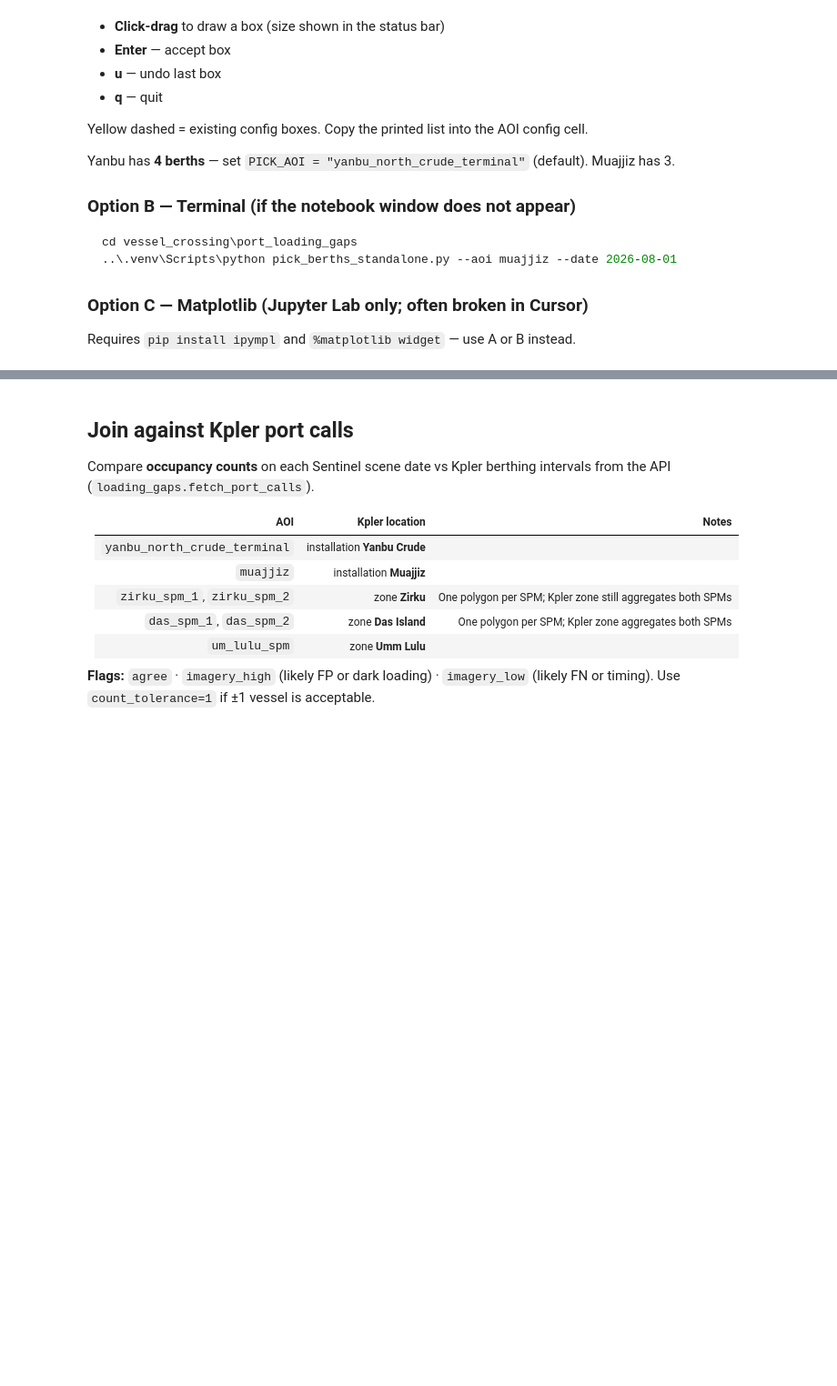
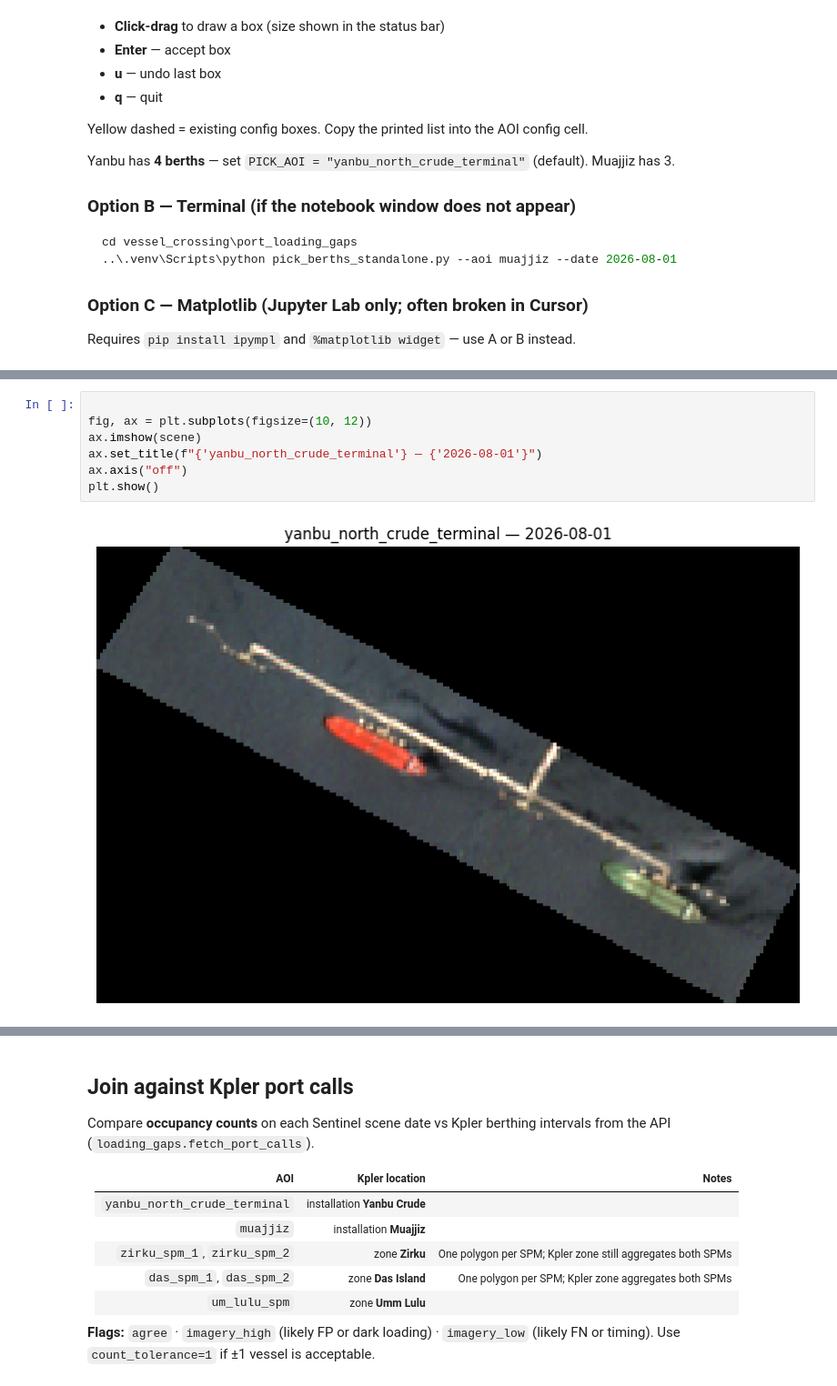
Before and after one commit to lcgr-jg/vessel_crossing, a Jupyter notebook: port_loading_gaps/copernicus_vessel_detection.ipynb, the cells around one changed output, grey strips where cells are left out. Shown at 91% size. Drawn from its saved outputs; the diff is of its cells as text; blank space fills up the shorter version.

```diff
--- a/port_loading_gaps/copernicus_vessel_detection.ipynb
+++ b/port_loading_gaps/copernicus_vessel_detection.ipynb
@@ -1137,0 +1205,9 @@ IndexError: list index out of range
+# %%
+
+fig, ax = plt.subplots(figsize=(10, 12))
+ax.imshow(scene)
+ax.set_title(f"{'yanbu_north_crude_terminal'} — {'2026-08-01'}")
+ax.axis("off")
+plt.show()
+# %% [output]
+[figure, added]
```
Also changed, not shown: parts of 11 cells of this notebook, 12 other files.
